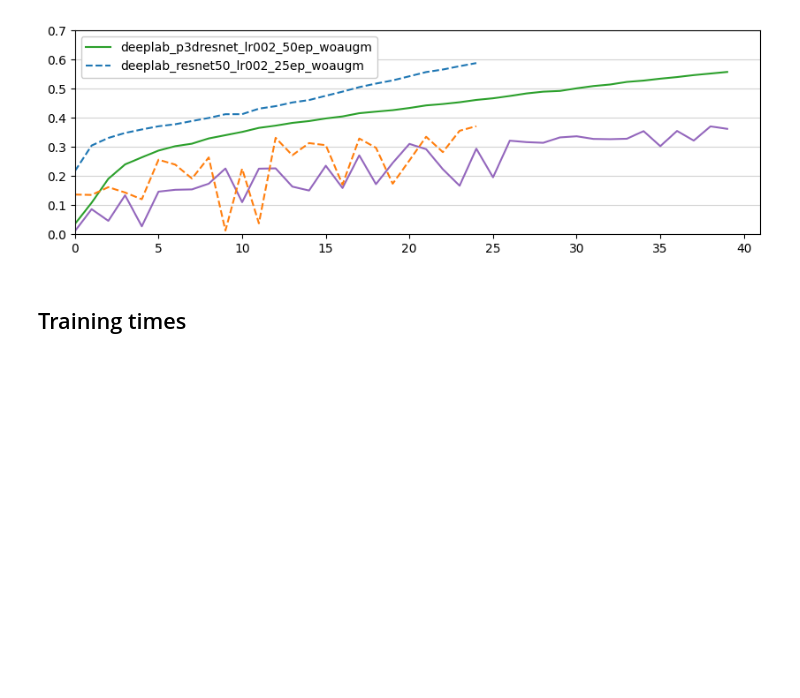
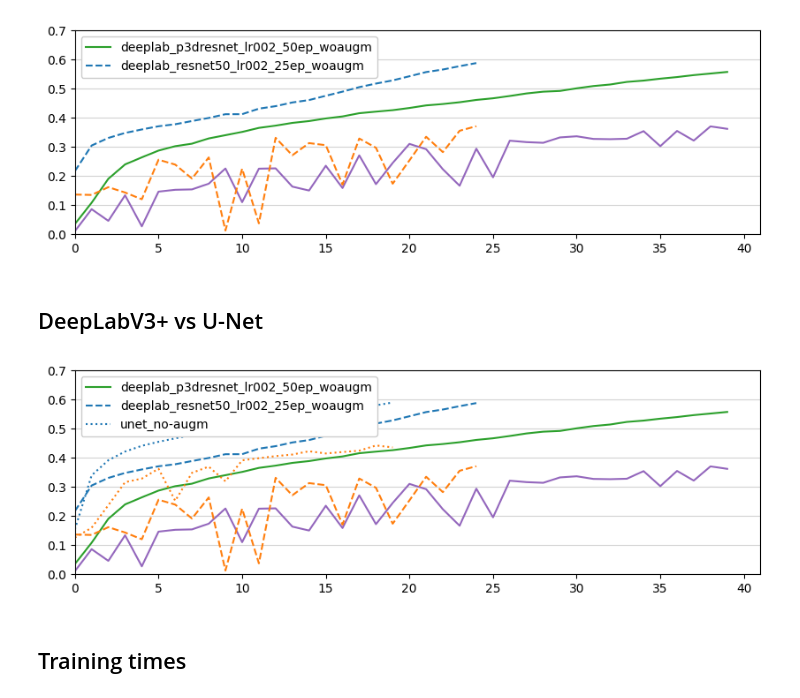
Before and after one commit to tomlqc/identify-contrails, a Jupyter notebook: notebooks-logs/History.ipynb, the cells around one changed output. Drawn from its saved outputs; the diff is of its cells as text; code cells hidden in the pictures; blank space fills up the shorter version.

```diff
--- a/notebooks-logs/History.ipynb
+++ b/notebooks-logs/History.ipynb
@@ -213,6 +248,15 @@ plot_vs_ref('deeplab_p3dresnet_lr002', 'deeplab_resnet50_lr002_25ep')
 plot_vs_ref('deeplab_p3dresnet_lr002_50ep_woaugm', 'deeplab_resnet50_lr002_25ep_woaugm')
 # %% [output]
 [figure]
+# %% [markdown]
+## DeepLabV3+ vs U-Net
+# %%
+plot_vs_ref(
+    'deeplab_p3dresnet_lr002_50ep_woaugm',
+    'deeplab_resnet50_lr002_25ep_woaugm',
+    'unet_no-augm')
+# %% [output]
+[figure, added]
 # %% [markdown]
 ## Training times
 # %% [markdown]
```
Also changed, not shown: parts of 8 cells of this notebook.
